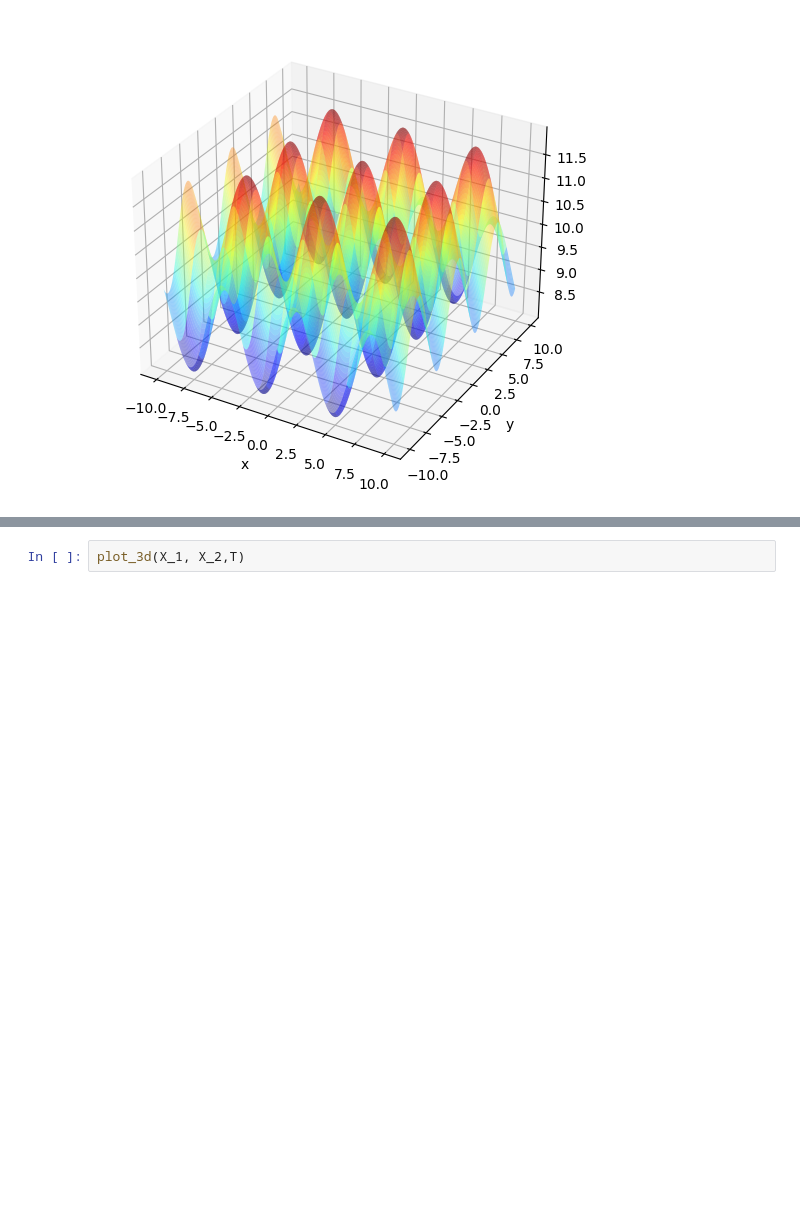
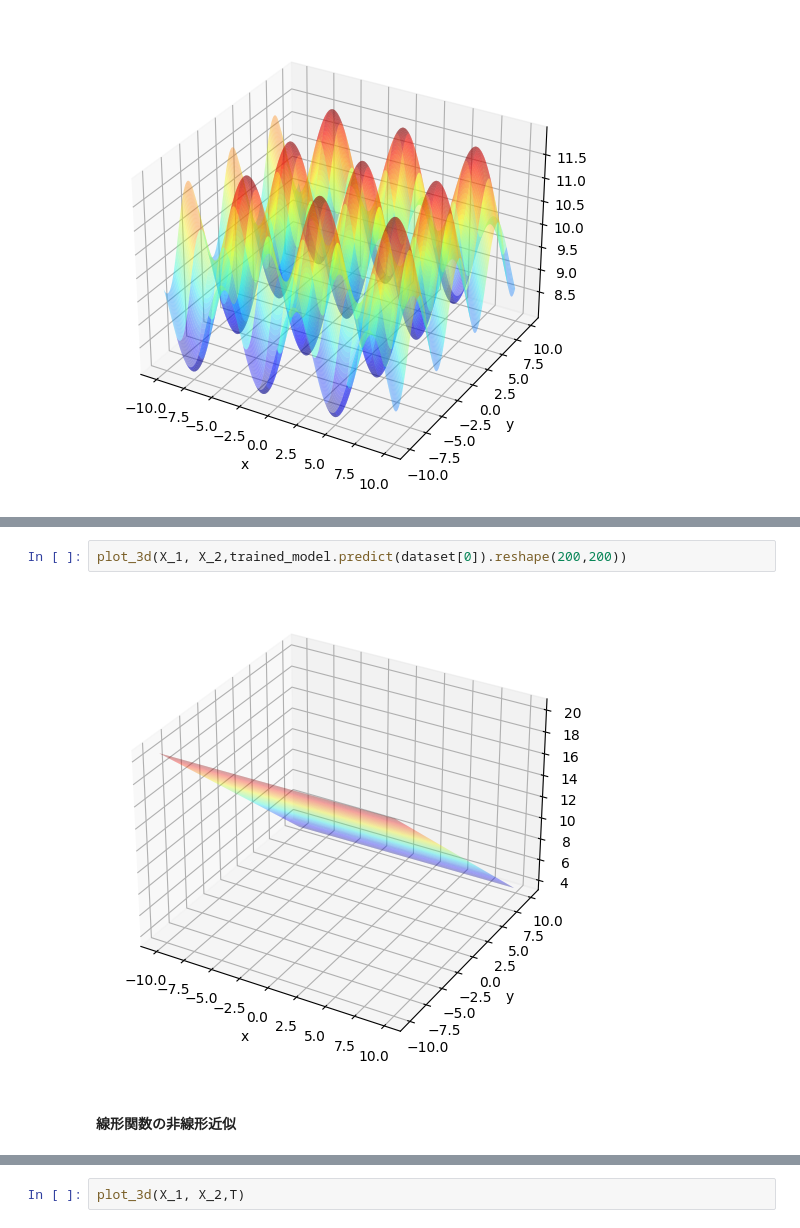
Before and after one commit to Kentaro-Machida/ArtificialDesign, a Jupyter notebook: NeuralNetwork/NN.ipynb, the cells around one changed output, grey strips where cells are left out. Drawn from its saved outputs; the diff is of its cells as text; blank space fills up the shorter version.

```diff
--- a/NeuralNetwork/NN.ipynb
+++ b/NeuralNetwork/NN.ipynb
@@ -617,3 +672,9 @@ plot_3d(X_1, X_2,trained_model.predict(dataset[0]).reshape(200,200))
+# %%
+plot_3d(X_1, X_2,trained_model.predict(dataset[0]).reshape(200,200))
+# %% [output]
+[figure, added]
+# %% [markdown]
+#### 線形関数の非線形近似
 # %%
 # 線形関数の非線形近似
 x_1 = np.arange(-10,10, 0.1)
```
Also changed, not shown: parts of 25 cells of this notebook.
